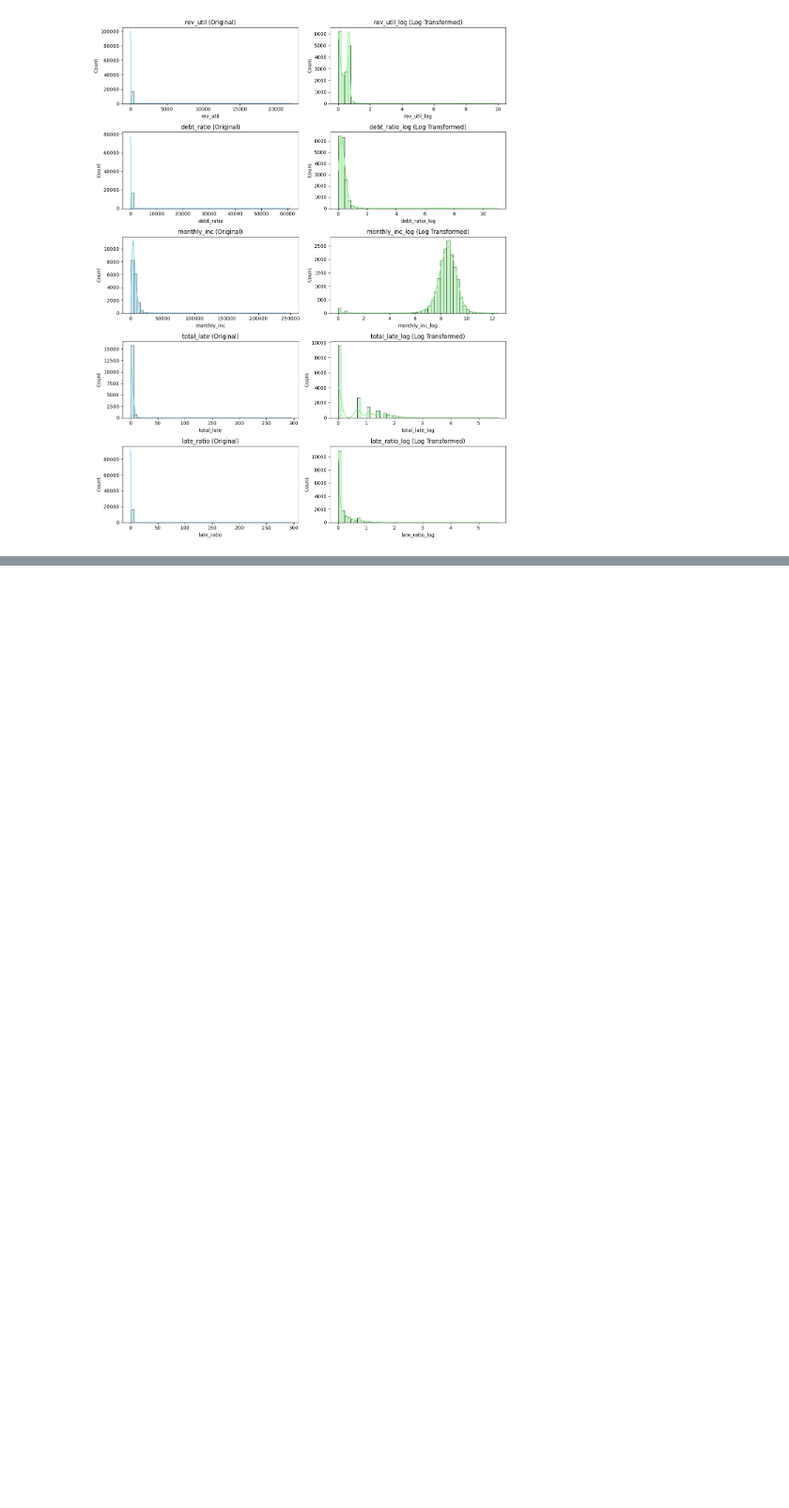
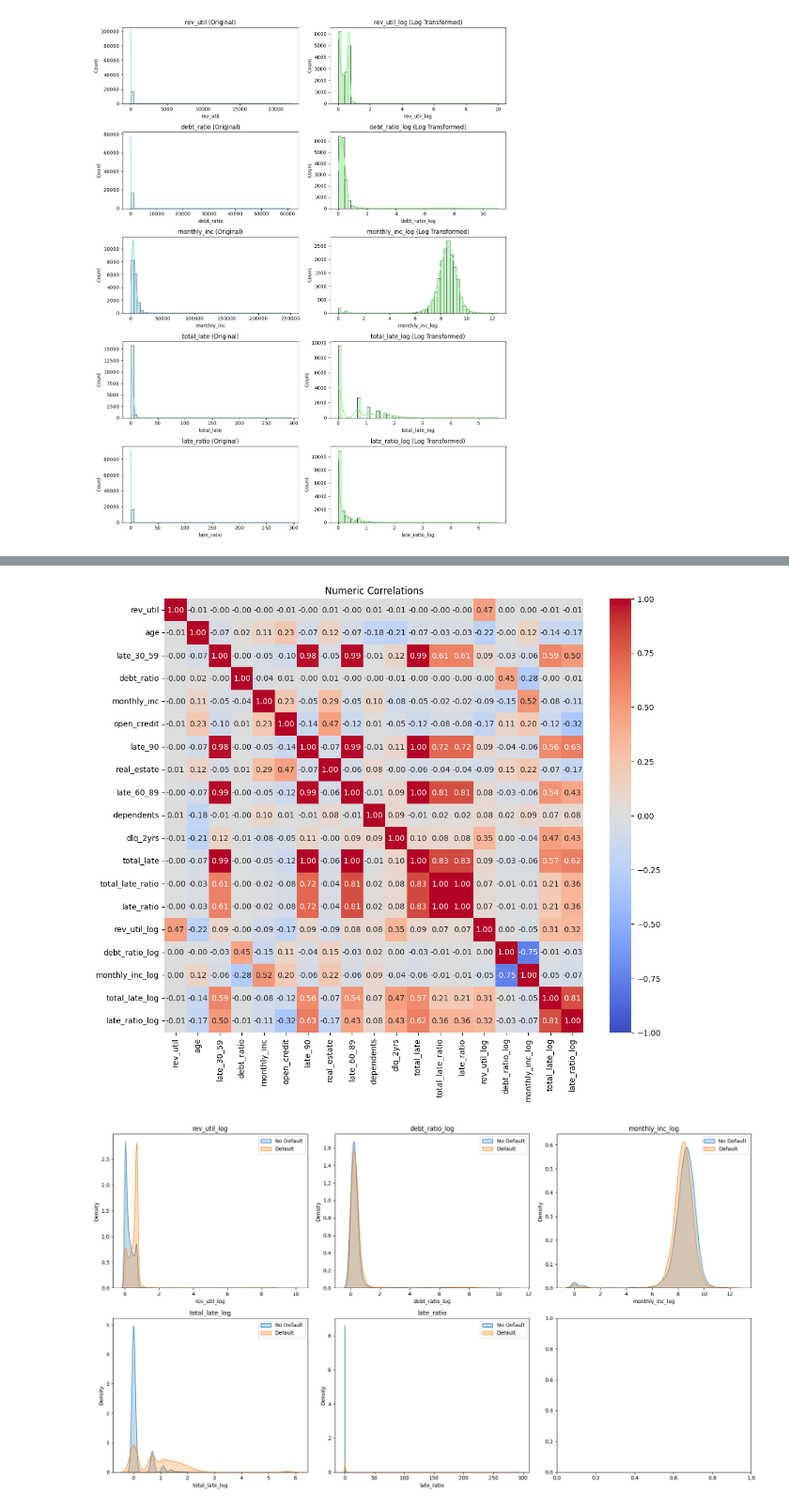
Before and after one commit to markaxelus/seng474, a Jupyter notebook: project/main.ipynb, the cells around one changed output, grey strips where cells are left out. Shown at 94% size. Saved outputs shown, nothing was run; the diff lists cells and outputs as text; code cells hidden in the pictures; blank space fills up the shorter version.

```diff
--- a/project/main.ipynb
+++ b/project/main.ipynb
@@ -132,25 +329,3 @@ plt.tight_layout()
 plt.show()
 # %% [output]
 [figure]
-# %%
-df["total_late"] = df["late_30_59"] + df["late_60_89"] + df["late_90"]
-
-features = ["rev_util", "debt_ratio", "monthly_inc", "total_late", "open_credit"]
-
-n_cols = 3
-n_rows = int(np.ceil(len(features) / n_cols))
-
-fig, axes = plt.subplots(n_rows, n_cols, figsize=(18, n_rows * 4))
-axes = axes.flatten()
-
-for i, col in enumerate(features):
-    sns.kdeplot(df[df.dlq_2yrs == 0][col], label="No Default", fill=True, ax=axes[i])
-    sns.kdeplot(df[df.dlq_2yrs == 1][col], label="Default", fill=True, ax=axes[i])
-    axes[i].set_title(f"{col}: Default vs No-Default")
-    axes[i].legend()
-
-for j in range(i + 1, len(axes)):
-    fig.delaxes(axes[j])
-
-plt.tight_layout()
-plt.show()
@@ -264,0 +550,19 @@ plt.show()
+# %%
+plt.figure(figsize=(12,10))
+corr = df.select_dtypes(include="number").corr()
+sns.heatmap(corr, annot=True, fmt=".2f", cmap="coolwarm", vmin=-1, vmax=1)
+plt.title("Numeric Correlations")
+plt.show()
+
+features = ["rev_util_log","debt_ratio_log","monthly_inc_log","total_late_log","late_ratio"]
+fig, axes = plt.subplots(2, 3, figsize=(18,10)); axes = axes.flatten()
+for i, col in enumerate(features):
+    sns.kdeplot(df[df.dlq_2yrs==0][col], label="No Default", fill=True, ax=axes[i])
+    sns.kdeplot(df[df.dlq_2yrs==1][col], label="Default", fill=True, ax=axes[i])
+    axes[i].set_title(col)
+    axes[i].legend()
+plt.tight_layout()
+plt.show()
+# %% [output]
+[figure, added]
+[figure, added]
```
Also changed, not shown: parts of 14 cells of this notebook.
